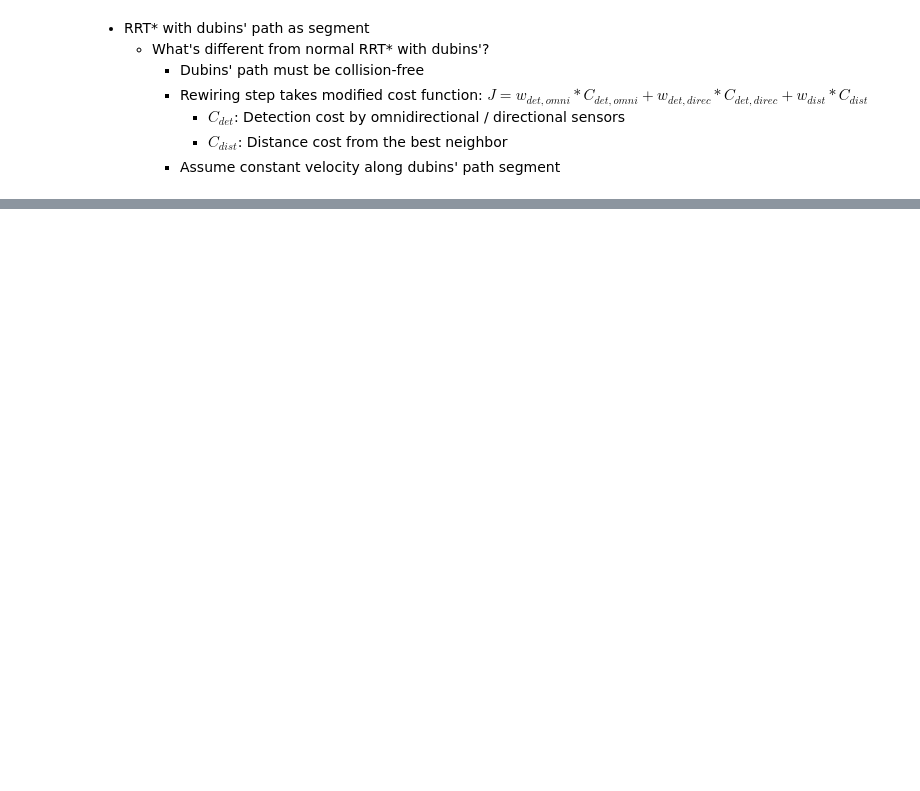
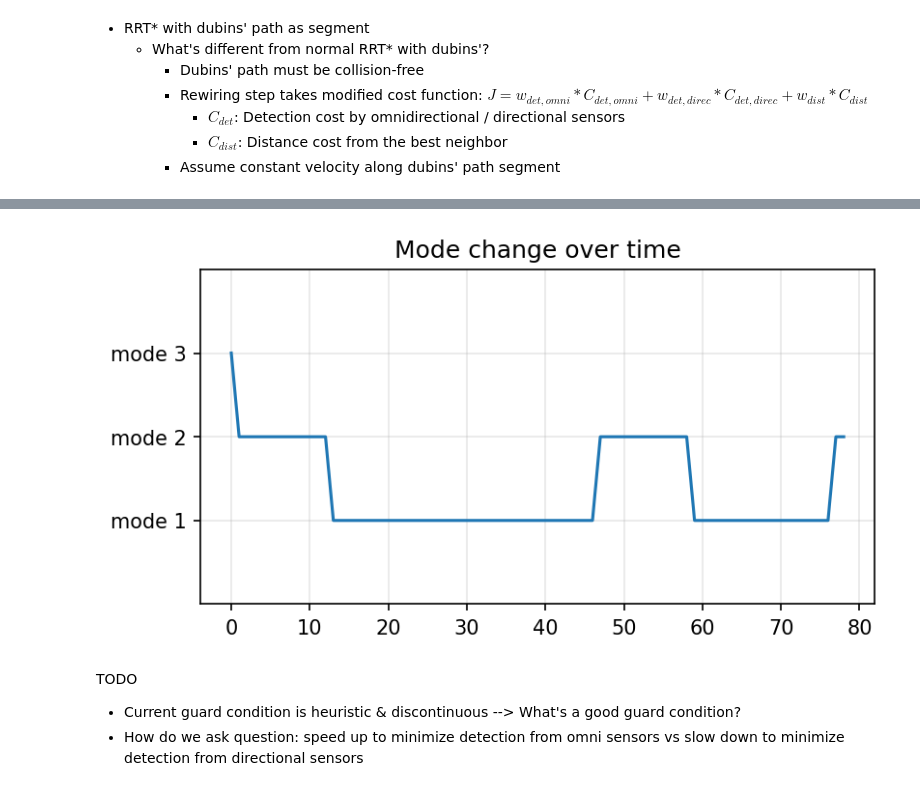
Before and after one commit to jeffersonkim97/Defender_Strategy, a Jupyter notebook: Hybrid_Model/dubins_rrtstar.ipynb, the cells around one changed output, grey strips where cells are left out. Cells and saved outputs as stored; diff of their text form; code cells hidden in the pictures; blank space fills up the shorter version.

```diff
--- a/Hybrid_Model/dubins_rrtstar.ipynb
+++ b/Hybrid_Model/dubins_rrtstar.ipynb
@@ -818,7 +839,7 @@ def dubins_path(X1, X2, r, N=100):
         return lsr_type, lsr_path, lsr_length
 # %%
 
-def random_sample(operation_map):
+def random_sample(operation_map, T):
     """
     Sample random point in operation map
 
@@ -835,9 +856,12 @@ def random_sample(operation_map):
     if chance < 2:
         x_rand = xf[0]
         y_rand = xf[1]
-        psi_rand = rn.uniform(0, np.pi*2)
+        # psi_rand = rn.uniform(0, np.pi*2)
+        psi_rand = xf[2]
     else:
         x_rand = rn.uniform(xmin, xmax)
         y_rand = rn.uniform(ymin, ymax)
         psi_rand = rn.uniform(0, np.pi*2)
+        # psi_rand_range = np.deg2rad(30)
+        # psi_rand = rn.uniform(T[-1][2]-psi_rand_range, T[-1][2]+psi_rand_range)
     return [x_rand, y_rand, psi_rand]
@@ -965,6 +1073,6 @@ def check_collision(operation_map, segment_path):
     return False
 # %%
-def check_LOS(cameras, q, N=100):
+def check_LOS(cameras, q, N=20):
     """
     Check Line-of-sight (LOS)
 
@@ -1039,6 +1147,7 @@ def compute_detection_cost(sensor_pos, q, dt, lambda_param, beta_param):
 
     return cost
 # %%
+
 def detectoin_cost_omni(cameras, segment_path, mode, hybrid_model):
     """
     Cost detection cost for omnidirectional sensor
@@ -1055,10 +1164,11 @@ def detectoin_cost_omni(cameras, segment_path, mode, hybrid_model):
     for spi in range(len(segment_path[0])):
         # At each piont, check LOS to sensors
         curr_pos = [segment_path[0][spi], segment_path[1][spi], segment_path[2][spi], segment_path[3][spi]]
-        los_direc, los_omni = check_LOS(cameras=cameras, q=curr_pos, N=100)
+        los_direc, los_omni = check_LOS(cameras=cameras, q=curr_pos, N=20)
 
         # If there exists omnidirectional sensor:
         if cameras['n_omni'] > 0:
+            curr_cost = 0
             for los_i in range(cameras['n_omni']):
                 # If LOS from omnidirectional sensor exists
                 if los_omni[los_i]:
@@ -1224,0 +1395,9 @@ SyntaxError: invalid syntax (259592569.py, line 66)
+# %%
+Vertex, Edge, dubins_rrt_path, dubins_rrt_path_edge, dubins_rrt_idx, total_cost, q_rand_vec, q_near_vec, q_new_vec, mode_vec = modified_dubin_rrt(X_start=x0,
+                                                                                                            X_goal=xf,
+                                                                                                            hybrid_model=hybrid_model_UAV,
+                                                                                                            cameras=cam_dict,
+                                                                                                            operation_map=map_in,
+                                                                                                            max_iter=int(1e3),
+                                                                                                            debug=True,
+                                                                                                            detail=False)
@@ -1224,0 +1533,21 @@ SyntaxError: invalid syntax (259592569.py, line 66)
+# %%
+# fig, ax = plt.subplots(figsize=(12,12), dpi=150)
+fig, ax = plt.subplots(figsize=(6,3), dpi=150)
+iteration = np.linspace(0,len(dubins_rrt_idx)-1, len(dubins_rrt_idx))
+dubins_rrt_mode = []
+for rrt_idx in dubins_rrt_idx:
+    dubins_rrt_mode.append(mode_vec[rrt_idx])
+ax.plot(iteration, dubins_rrt_mode, '-')
+ax.set_ylim(0, 4)
+plt.yticks([1, 2, 3], ['mode 1', 'mode 2', 'mode 3'])
+# ax.set_aspect("equal", adjustable="box")
+ax.grid(True, alpha=0.3)
+ax.set_title(f"Mode change over time")
+if save_this:
+    fig.savefig(timestamp+'_mode_change.apng', dpi=300, bbox_inches='tight')
+# %% [output]
+[figure, added]
+# %% [markdown]
+TODO
+- Current guard condition is heuristic & discontinuous --> What's a good guard condition?
+- How do we ask question: speed up to minimize detection from omni sensors vs slow down to minimize detection from directional sensors
```
Also changed, not shown: parts of 16 cells of this notebook, 8 other files.
